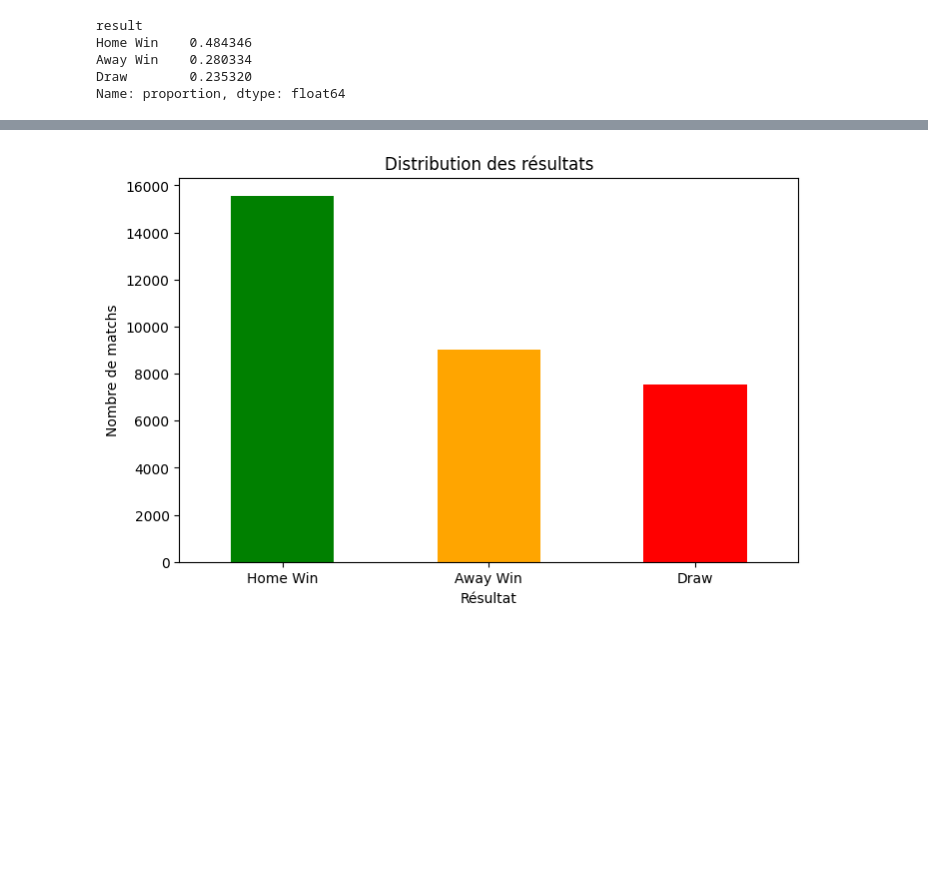
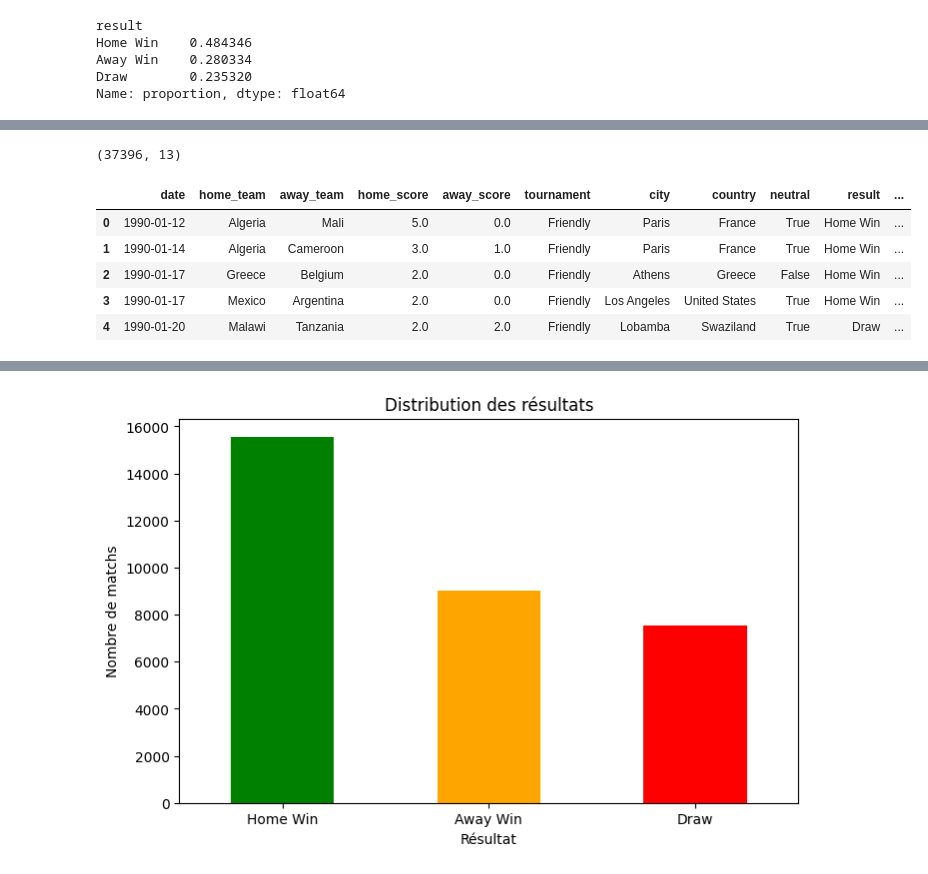
Before and after one commit to Maxoudr/ml-poc-project, a Jupyter notebook: notebooks/data_exploration.ipynb, the cells around one changed output, grey strips where cells are left out. Cells and saved outputs as stored; diff of their text form; code cells hidden in the pictures; blank space fills up the shorter version.

Commit message:
feat: merge goalscorers data and add new feature

```diff
--- a/notebooks/data_exploration.ipynb
+++ b/notebooks/data_exploration.ipynb
@@ -119,3 +119,8 @@ Home Win    0.484346
 Away Win    0.280334
 Draw        0.235320
 Name: proportion, dtype: float64
+# %%
+# Charger goalscorers
+goalscorers = pd.read_csv('/Users/maximiliendorn/Desktop/ACheving/ml-poc-project/data/goalscorers.csv')
+print(goalscorers.shape)
+goalscorers.head()
@@ -121,0 +135,18 @@ Name: proportion, dtype: float64
+# %%
+# Nombre de buts par match par équipe
+goals_per_match = goalscorers.groupby(['date', 'home_team', 'away_team', 'team']).size().reset_index(name='goals')
+
+# Merger avec results_recent
+results_recent['date'] = results_recent['date'].astype(str)
+df_merged = results_recent.merge(goals_per_match, on=['date', 'home_team', 'away_team'], how='left')
+
+print(df_merged.shape)
+df_merged.head()
+# %% [output]
+(37396, 13)
+|  | date | home_team | away_team | home_score | away_score | tournament | city | country | neutral | result | ... |
+| 0 | 1990-01-12 | Algeria | Mali | 5.0 | 0.0 | Friendly | Paris | France | True | Home Win | ... |
+| 1 | 1990-01-14 | Algeria | Cameroon | 3.0 | 1.0 | Friendly | Paris | France | True | Home Win | ... |
+| 2 | 1990-01-17 | Greece | Belgium | 2.0 | 0.0 | Friendly | Athens | Greece | False | Home Win | ... |
+| 3 | 1990-01-17 | Mexico | Argentina | 2.0 | 0.0 | Friendly | Los Angeles | United States | True | Home Win | ... |
+| 4 | 1990-01-20 | Malawi | Tanzania | 2.0 | 2.0 | Friendly | Lobamba | Swaziland | True | Draw | ... |
```
Also changed, not shown: parts of 2 cells of this notebook.
